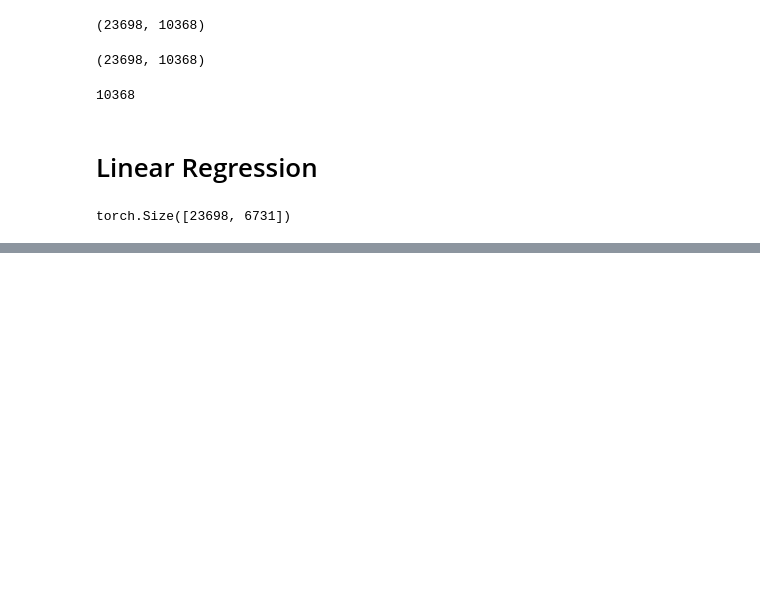
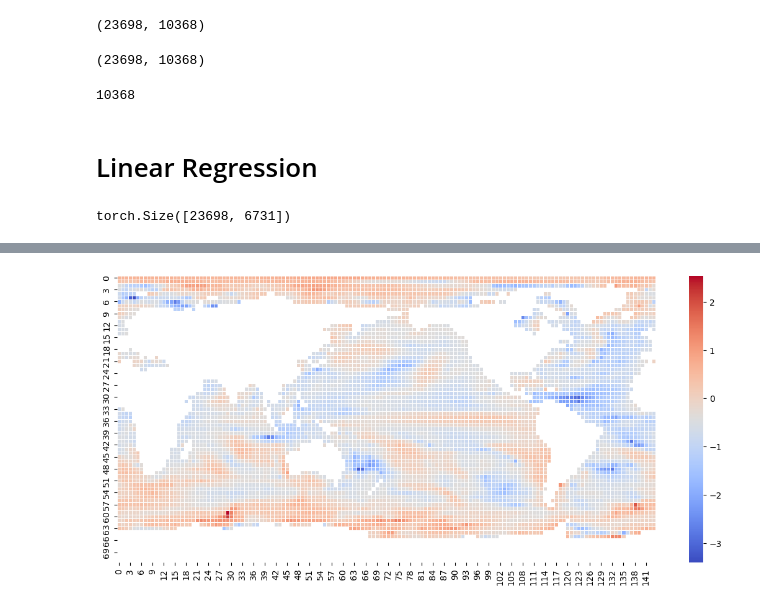
Before and after one commit to Victor2175/gm4cs-m, a Jupyter notebook: ridge_regression.ipynb, the cells around one changed output, grey strips where cells are left out. Drawn from its saved outputs; the diff is of its cells as text; code cells hidden in the pictures; blank space fills up the shorter version.

```diff
--- a/ridge_regression.ipynb
+++ b/ridge_regression.ipynb
@@ -110,17 +101,11 @@ W = torch.linalg.pinv(X) @ Y
 # %%
 def lstq_fit(X, Y):
-    X = torch.tensor(X)
-    Y = torch.tensor(Y)
-
     Bols, residual, _, _ = torch.linalg.lstsq(X, Y)
 
     return Bols, residual
 
 
-def low_rank_fit(X, Y, rank):
-    X = torch.tensor(X)
-    Y = torch.tensor(Y)
-
+def reduced_rank_fit(X, Y, rank):
     Bols, _, _, _ = torch.linalg.lstsq(X, Y)
     U, S, Vh = torch.svd(X @ Bols)
 
@@ -135 +147,5 @@ Brrr, residual = low_rank_fit(X, Y, rank=500)
+# %%
+plot_grid(from_flat_to_grid(Y_pred[15000], union_nan_mask))
+# %% [output]
+[figure, added]
 # %%
```
Also changed, not shown: parts of 19 cells of this notebook, 3 other files.
